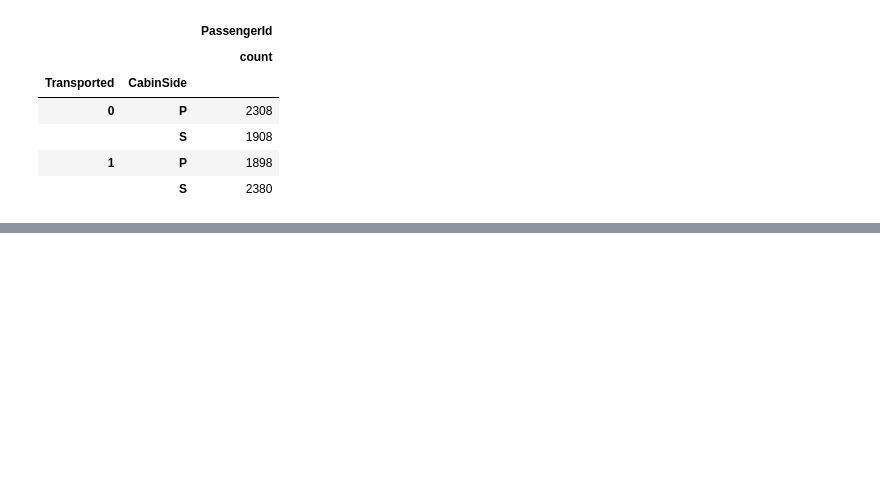
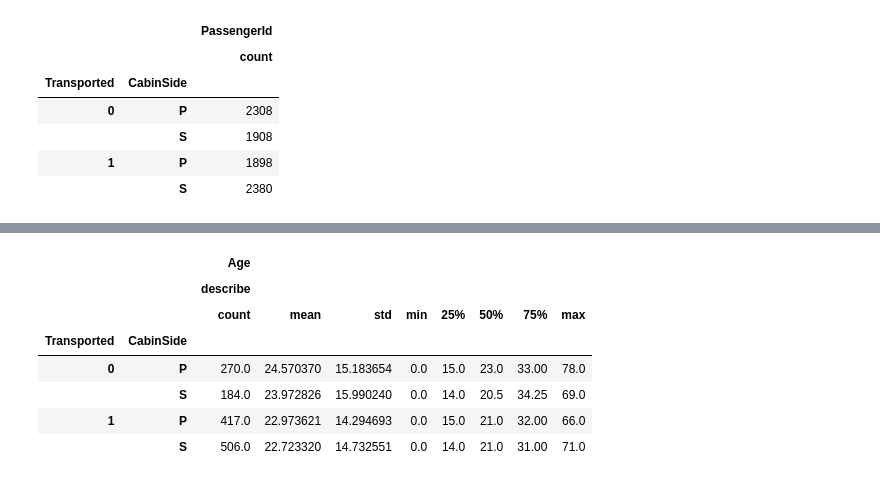
Before and after one commit to ViktoriaTsuba/DS05_tsuba, a Jupyter notebook: specesheep_titanic.ipynb, the cells around one changed output, grey strips where cells are left out. Saved outputs shown, nothing was run; the diff lists cells and outputs as text; code cells hidden in the pictures; blank space fills up the shorter version.

```diff
--- a/specesheep_titanic.ipynb
+++ b/specesheep_titanic.ipynb
@@ -370,0 +421,11 @@ Transported
+# %%
+df[((df.CryoSleep == 1) & (df.HomePlanet == 1))][["Transported", "Age", "CabinSide"]].groupby(["Transported", "CabinSide"]).agg(["describe"])
+# %% [output]
+|  |  | Age |  |  |  |  |  |  |  |
+|  |  | describe |  |  |  |  |  |  |  |
+|  |  | count | mean | std | min | 25% | 50% | 75% | max |
+| Transported | CabinSide |  |  |  |  |  |  |  |  |
+| 0 | P | 270.0 | 24.570370 | 15.183654 | 0.0 | 15.0 | 23.0 | 33.00 | 78.0 |
+|  | S | 184.0 | 23.972826 | 15.990240 | 0.0 | 14.0 | 20.5 | 34.25 | 69.0 |
+| 1 | P | 417.0 | 22.973621 | 14.294693 | 0.0 | 15.0 | 21.0 | 32.00 | 66.0 |
+|  | S | 506.0 | 22.723320 | 14.732551 | 0.0 | 14.0 | 21.0 | 31.00 | 71.0 |
```
Also changed, not shown: parts of 60 cells of this notebook, 1 other file.
